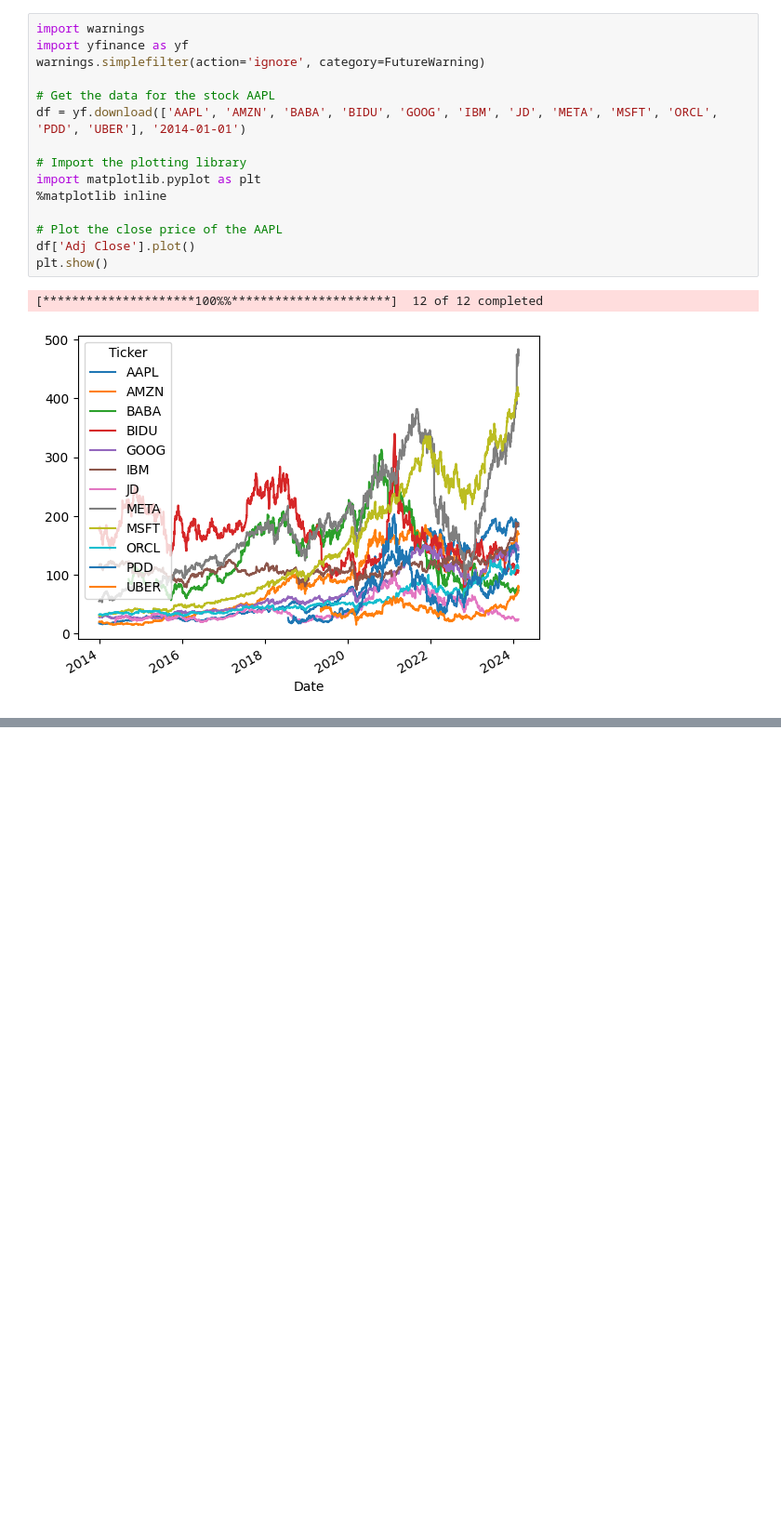
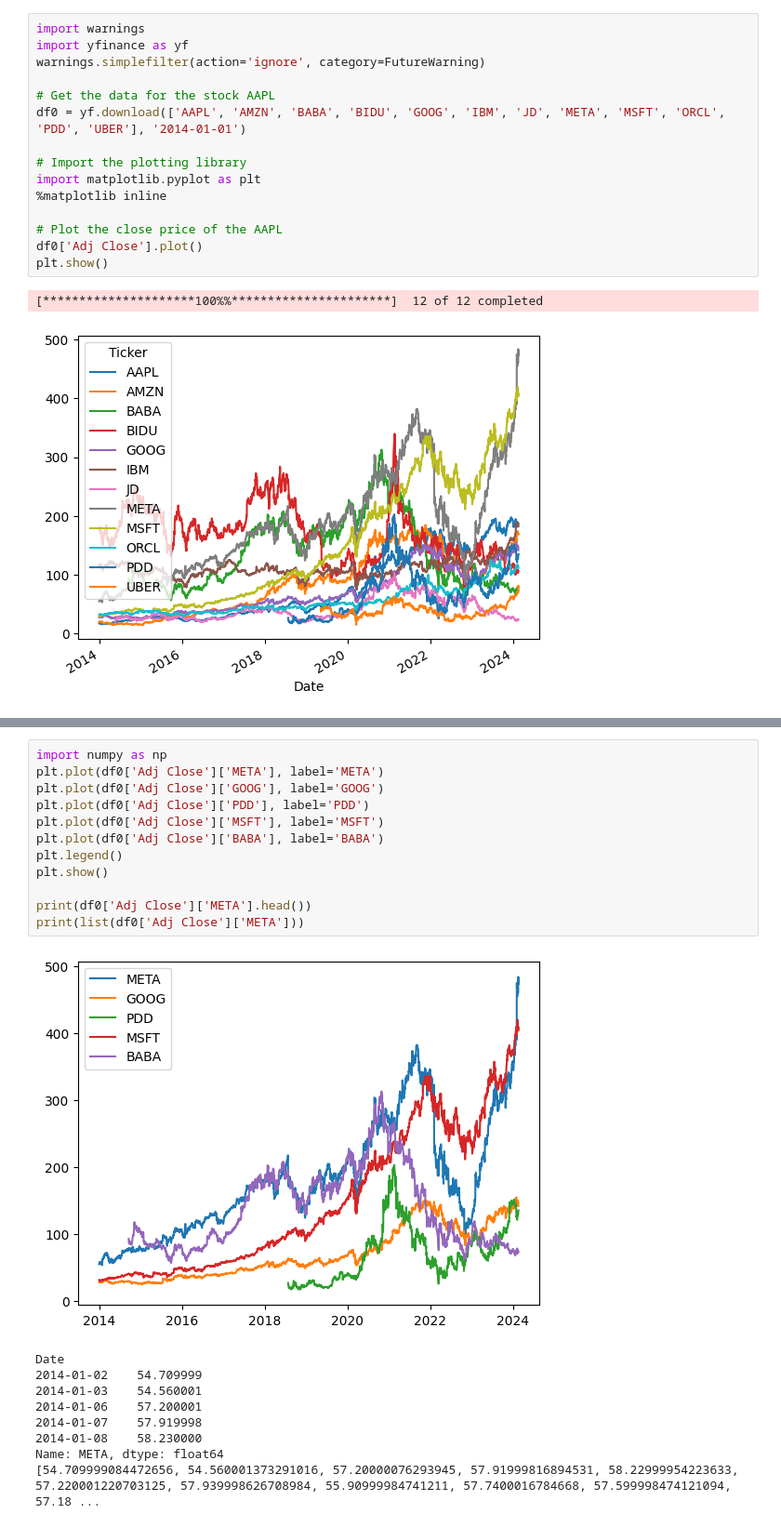
Before and after one commit to ken-liu-17/py, a Jupyter notebook: yahoo/download.ipynb, the cells around one changed output, grey strips where cells are left out. Shown: that part at 93% size. Cells and saved outputs as stored; diff of their text form; blank space fills up the shorter version.

```diff
--- a/yahoo/download.ipynb
+++ b/yahoo/download.ipynb
@@ -4,14 +4,14 @@ import yfinance as yf
 warnings.simplefilter(action='ignore', category=FutureWarning)
 
 # Get the data for the stock AAPL
-df = yf.download(['AAPL', 'AMZN', 'BABA', 'BIDU', 'GOOG', 'IBM', 'JD', 'META', 'MSFT', 'ORCL', 'PDD', 'UBER'], '2014-01-01')
+df0 = yf.download(['AAPL', 'AMZN', 'BABA', 'BIDU', 'GOOG', 'IBM', 'JD', 'META', 'MSFT', 'ORCL', 'PDD', 'UBER'], '2014-01-01')
 
 # Import the plotting library
 import matplotlib.pyplot as plt
 %matplotlib inline
 
 # Plot the close price of the AAPL
-df['Adj Close'].plot()
+df0['Adj Close'].plot()
 plt.show()
 # %% [output]
 [*********************100%%**********************]  12 of 12 completed
@@ -68,0 +67,22 @@ Datetime
+# %%
+import numpy as np
+plt.plot(df0['Adj Close']['META'], label='META')
+plt.plot(df0['Adj Close']['GOOG'], label='GOOG')
+plt.plot(df0['Adj Close']['PDD'], label='PDD')
+plt.plot(df0['Adj Close']['MSFT'], label='MSFT')
+plt.plot(df0['Adj Close']['BABA'], label='BABA')
+plt.legend()
+plt.show()
+
+print(df0['Adj Close']['META'].head())
+print(list(df0['Adj Close']['META']))
+# %% [output]
+[figure, added]
+Date
+2014-01-02    54.709999
+2014-01-03    54.560001
+2014-01-06    57.200001
+2014-01-07    57.919998
+2014-01-08    58.230000
+Name: META, dtype: float64
+[54.709999084472656, 54.560001373291016, 57.20000076293945, 57.91999816894531, 58.22999954223633, 57.220001220703125, 57.939998626708984, 55.90999984741211, 57.7400016784668, 57.599998474121094, 57.18 ...
```
Also changed, not shown: parts of 10 cells of this notebook, 3 other files.
